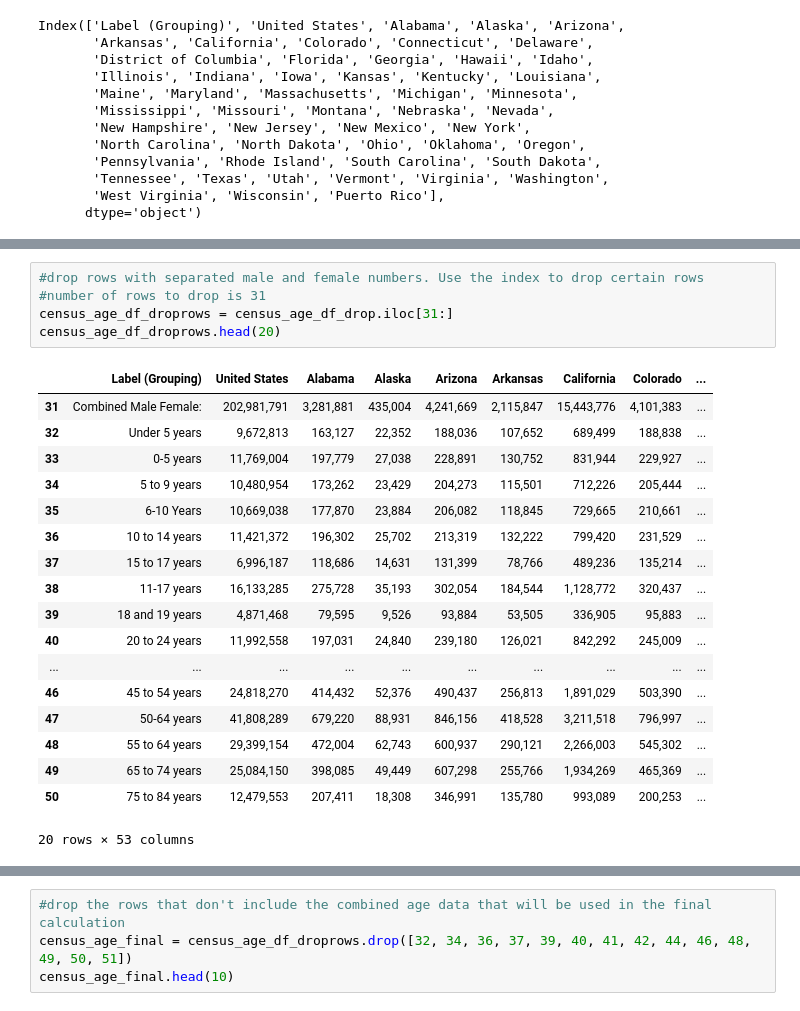
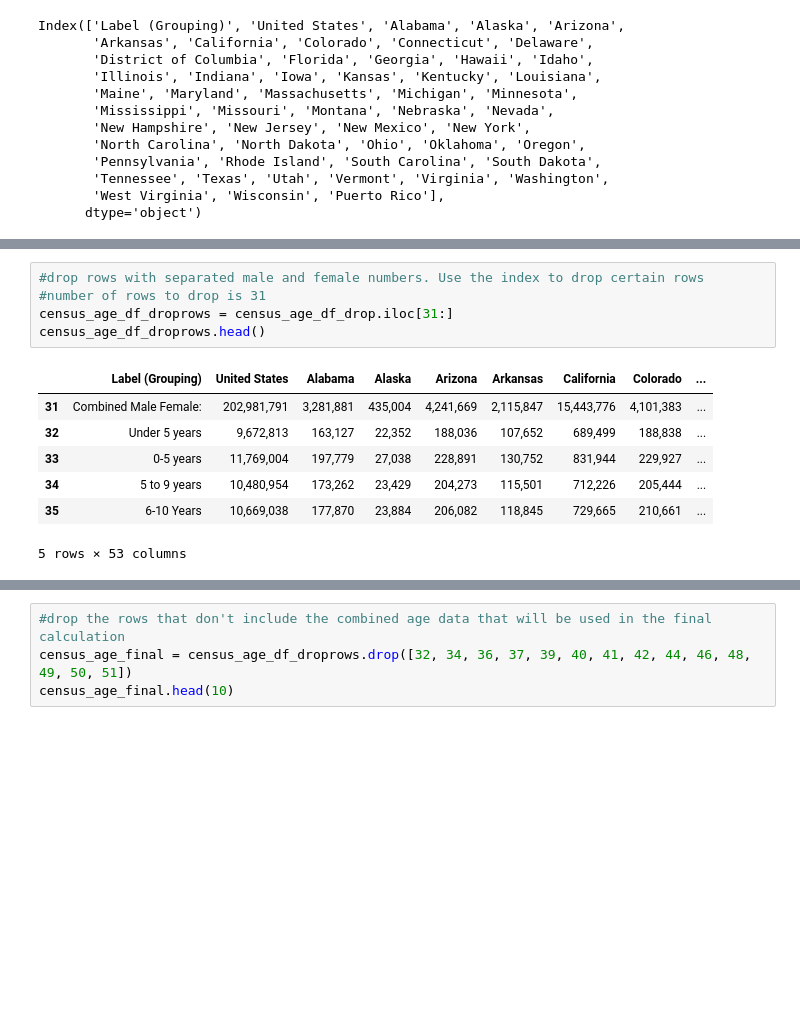
Before and after one commit to mwsierzega/Project3, a Jupyter notebook: Data_Census_OPTN.ipynb, the cells around one changed output, grey strips where cells are left out. Saved outputs shown, nothing was run; the diff lists cells and outputs as text; blank space fills up the shorter version.

```diff
--- a/Data_Census_OPTN.ipynb
+++ b/Data_Census_OPTN.ipynb
@@ -77,27 +66,16 @@ census_age_df_drop.head(40)
 # %%
 #drop rows with separated male and female numbers. Use the index to drop certain rows
 #number of rows to drop is 31
 census_age_df_droprows = census_age_df_drop.iloc[31:]
-census_age_df_droprows.head(20)
+census_age_df_droprows.head()
 # %% [output]
 |  | Label (Grouping) | United States | Alabama | Alaska | Arizona | Arkansas | California | Colorado | ... |
 | 31 | Combined Male Female: | 202,981,791 | 3,281,881 | 435,004 | 4,241,669 | 2,115,847 | 15,443,776 | 4,101,383 | ... |
 | 32 | Under 5 years | 9,672,813 | 163,127 | 22,352 | 188,036 | 107,652 | 689,499 | 188,838 | ... |
 | 33 | 0-5 years | 11,769,004 | 197,779 | 27,038 | 228,891 | 130,752 | 831,944 | 229,927 | ... |
 | 34 | 5 to 9 years | 10,480,954 | 173,262 | 23,429 | 204,273 | 115,501 | 712,226 | 205,444 | ... |
 | 35 | 6-10 Years | 10,669,038 | 177,870 | 23,884 | 206,082 | 118,845 | 729,665 | 210,661 | ... |
-| 36 | 10 to 14 years | 11,421,372 | 196,302 | 25,702 | 213,319 | 132,222 | 799,420 | 231,529 | ... |
-| 37 | 15 to 17 years | 6,996,187 | 118,686 | 14,631 | 131,399 | 78,766 | 489,236 | 135,214 | ... |
-| 38 | 11-17 years | 16,133,285 | 275,728 | 35,193 | 302,054 | 184,544 | 1,128,772 | 320,437 | ... |
-| 39 | 18 and 19 years | 4,871,468 | 79,595 | 9,526 | 93,884 | 53,505 | 336,905 | 95,883 | ... |
-| 40 | 20 to 24 years | 11,992,558 | 197,031 | 24,840 | 239,180 | 126,021 | 842,292 | 245,009 | ... |
-| ... | ... | ... | ... | ... | ... | ... | ... | ... | ... |
-| 46 | 45 to 54 years | 24,818,270 | 414,432 | 52,376 | 490,437 | 256,813 | 1,891,029 | 503,390 | ... |
-| 47 | 50-64 years | 41,808,289 | 679,220 | 88,931 | 846,156 | 418,528 | 3,211,518 | 796,997 | ... |
-| 48 | 55 to 64 years | 29,399,154 | 472,004 | 62,743 | 600,937 | 290,121 | 2,266,003 | 545,302 | ... |
-| 49 | 65 to 74 years | 25,084,150 | 398,085 | 49,449 | 607,298 | 255,766 | 1,934,269 | 465,369 | ... |
-| 50 | 75 to 84 years | 12,479,553 | 207,411 | 18,308 | 346,991 | 135,780 | 993,089 | 200,253 | ... |
-20 rows × 53 columns
+5 rows × 53 columns
 # %%
 #rename column "Label (Grouping)"
 census_age_df_droprows = census_age_df_droprows.rename(columns={'Label (Grouping)': 'Age'})
```
Also changed, not shown: parts of 15 cells of this notebook, 2 other files.
